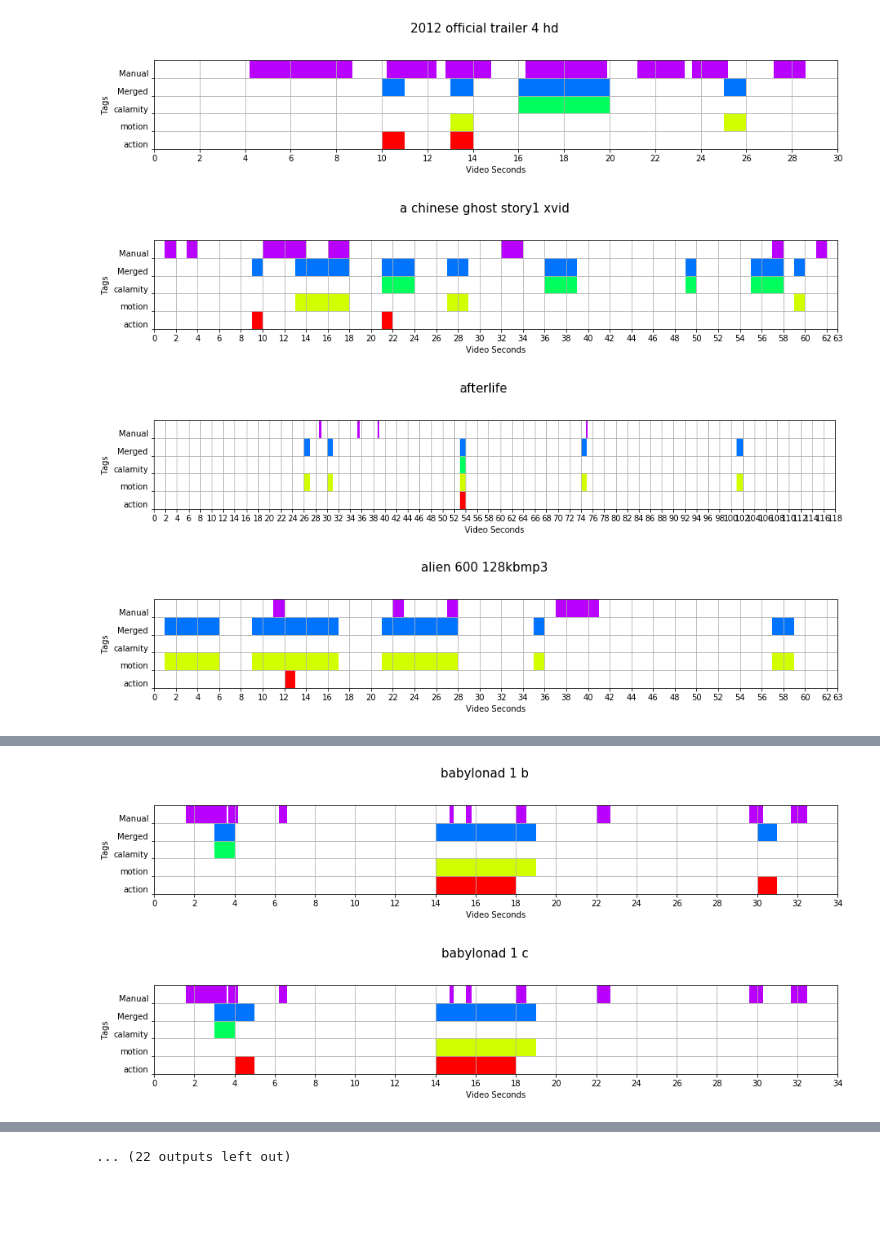
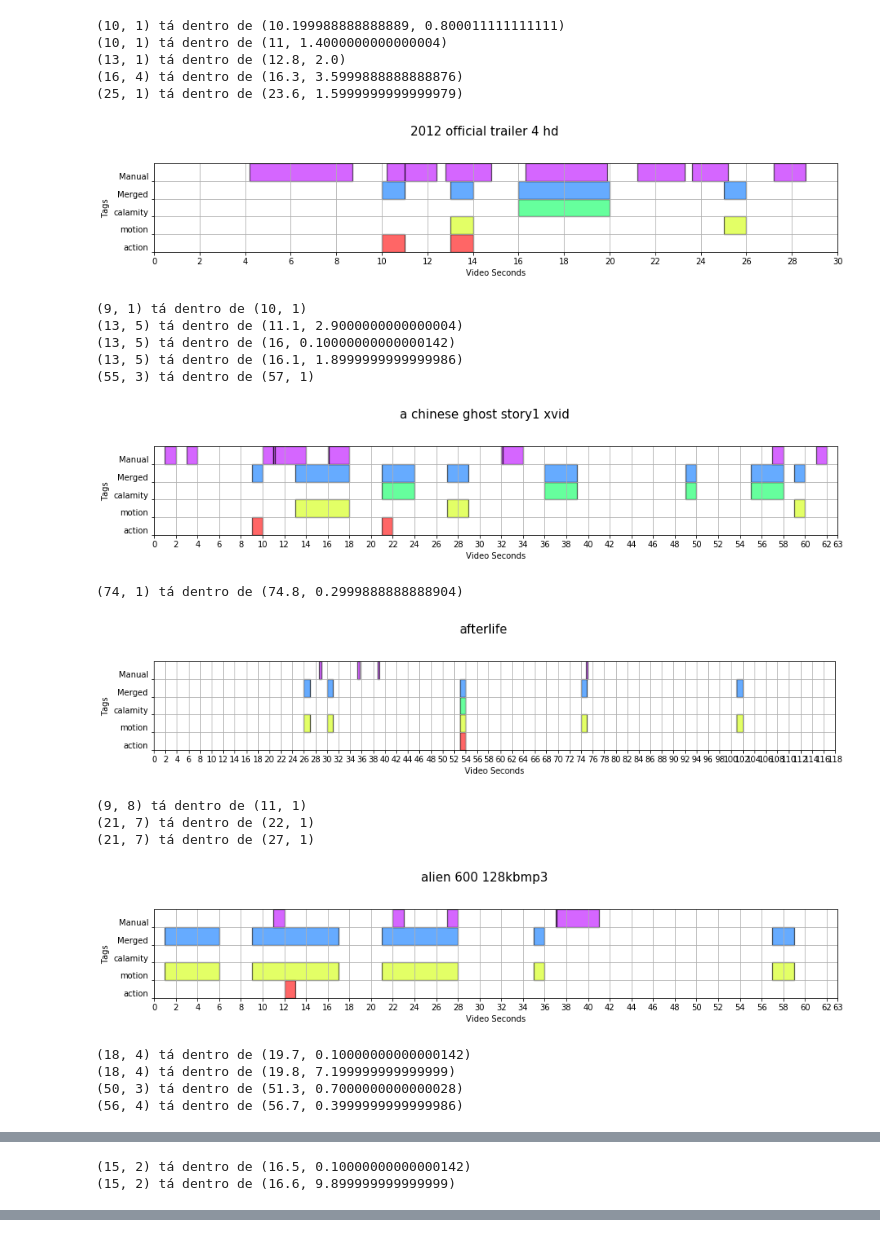
Before and after one commit to raphael-abreu/SteveML-Evaluation, a Jupyter notebook: nb.ipynb, the cells around one changed output, grey strips where cells are left out. Cells and saved outputs as stored; diff of their text form; code cells hidden in the pictures; blank space fills up the shorter version.

```diff
--- a/nb.ipynb
+++ b/nb.ipynb
@@ -85,7 +85,6 @@ def plotConcepts(filename,detectedConcepts,predictions):
     gnt.set_ylabel('Tags')
 
     # Setting ticks on y-axis
-
     gnt.set_yticks([x*10 for x in range(0,len(detectedConcepts))])
     # Labelling tickes of y-axis
     gnt.set_yticklabels(detectedConcepts)
@@ -101,7 +100,7 @@ def plotConcepts(filename,detectedConcepts,predictions):
     inc = 0
     i = 0
     for concept in detectedConcepts:
-        gnt.broken_barh(predictions[concept], (inc, 10),facecolors =(cmap(i)))
+        gnt.broken_barh(predictions[concept], (inc, 10),facecolors =(cmap(i)),edgecolors=('black'),linewidth=1.3,alpha=0.6)
         inc+=10
         i+=1
 
@@ -120,40 +119,66 @@ for filename in os.listdir(path):
     allConcepts = createAllConcepts(json_data)
 
     conceptDict = createConceptDict(allConcepts,json_data)
-
 
     detectedConcepts = ['action', 'motion', 'calamity']
 
     ## insert predictions
     predictions = {}
     for concept in detectedConcepts:
         predictions[concept] =(findOcorrences(conceptDict[concept]))
 
     ## add merged predictions
     #create merged prediction : or's the 1's in each list into a single list
     mergedPrediction = mergeConcepts(*filter(None, [conceptDict[x] for x in detectedConcepts]))
     # Explanation:
     # [conceptDict[x] for x in detectedConcepts]  returns lists that are in detectedConcepts (i.e the lists  selected to show)
     # filter removes the lists that could be empty (i.e. the concept was  not found)
     # * unpacks the list into the arguments (which are also lists, but whatever...)
     # mergeConcepts merges the 1's of all the lists into a single
 
     ## add merged markup
     detectedConcepts.append('Merged')
     predictions['Merged'] = (findOcorrences(mergedPrediction))
 
 
     ## add manual markup (ground truth)
     detectedConcepts.append('Manual')
     predictions['Manual'] = []
     for markup in markupSEM[os.path.splitext(filename)[0]]['VibrationType']:
         # converting time of end into duration of effects
-        markup[1] = markup[1] - markup[0]
+        markup[1] = (markup[1] - markup[0]) ## ATENÇÃO ADICIONA 1s A MAIS APÓS CADA FIM DE EFEITO. VEJA EXPLICAÇÃO NA CÉLULA ABAIXO
         predictions['Manual'].append(tuple(markup))
 
+    for markup in predictions['Manual']:
+
+        inicio = markup[0]
+        duracao = markup[1]
+        for prediction in predictions['Merged']:
+            if ((prediction[0] >= inicio and prediction[0] <= inicio+duracao) or (prediction[0] <= inicio and prediction[0]+prediction[1] >= inicio )):
+                print(prediction,"tá dentro de",markup)
+                break
+
     plotConcepts(filename,detectedConcepts,predictions)
 # %% [output]
+(10, 1) tá dentro de (10.199988888888889, 0.800011111111111)
+(10, 1) tá dentro de (11, 1.4000000000000004)
+(13, 1) tá dentro de (12.8, 2.0)
+(16, 4) tá dentro de (16.3, 3.5999888888888876)
+(25, 1) tá dentro de (23.6, 1.5999999999999979)
-[figure, old version]
+[figure, new version]
+(9, 1) tá dentro de (10, 1)
+(13, 5) tá dentro de (11.1, 2.9000000000000004)
+(13, 5) tá dentro de (16, 0.10000000000000142)
+(13, 5) tá dentro de (16.1, 1.8999999999999986)
+(55, 3) tá dentro de (57, 1)
-[figure, old version]
+[figure, new version]
+(74, 1) tá dentro de (74.8, 0.2999888888888904)
-[figure, old version]
+[figure, new version]
+(9, 8) tá dentro de (11, 1)
+(21, 7) tá dentro de (22, 1)
+(21, 7) tá dentro de (27, 1)
-[figure, old version]
+[figure, new version]
+(18, 4) tá dentro de (19.7, 0.10000000000000142)
+(18, 4) tá dentro de (19.8, 7.199999999999999)
+(50, 3) tá dentro de (51.3, 0.7000000000000028)
+(56, 4) tá dentro de (56.7, 0.3999999999999986)
@@ -160,0 +186,2 @@ for filename in os.listdir(path):
+(15, 2) tá dentro de (16.5, 0.10000000000000142)
+(15, 2) tá dentro de (16.6, 9.899999999999999)
@@ -162,2 +188,0 @@ for filename in os.listdir(path):
-[figure, removed]
-[figure, removed]
@@ -168 +188,0 @@ for filename in os.listdir(path):
-... (22 outputs left out)
```
Also changed, not shown: parts of 2 cells of this notebook.
